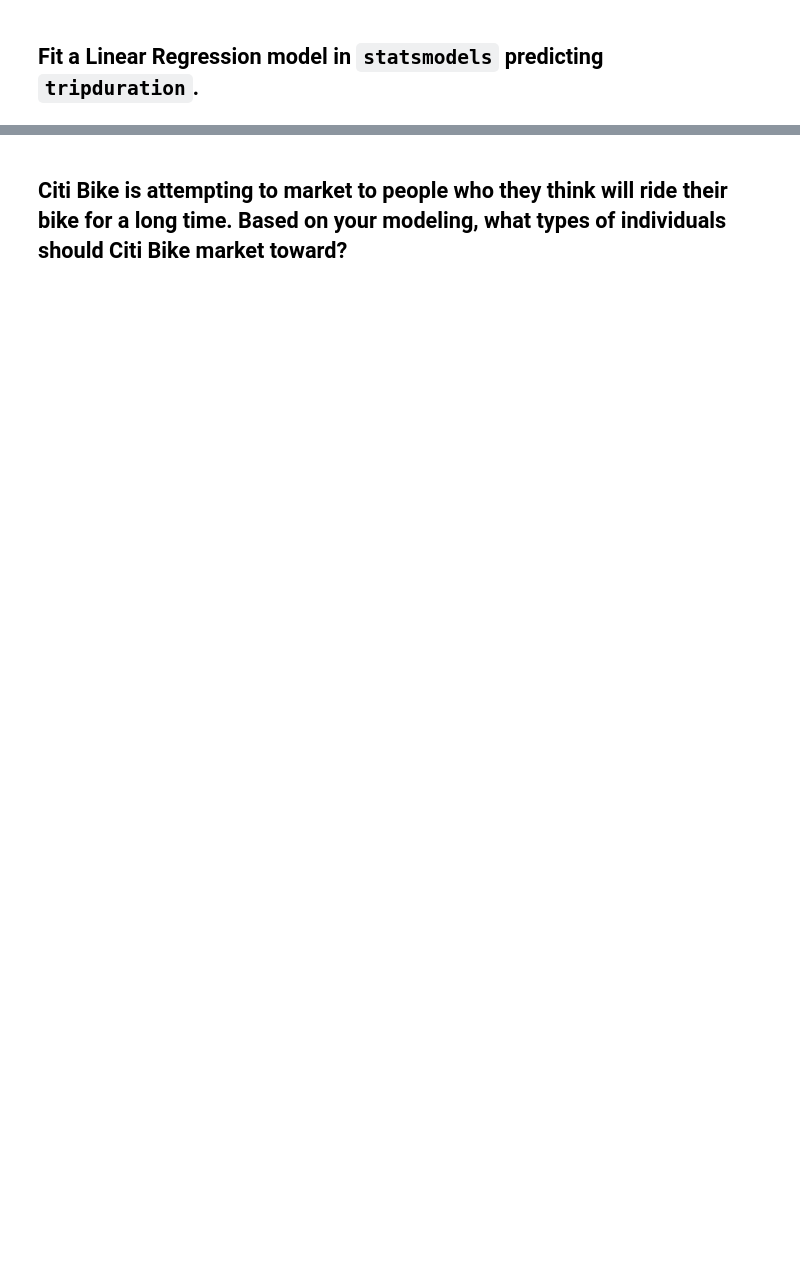
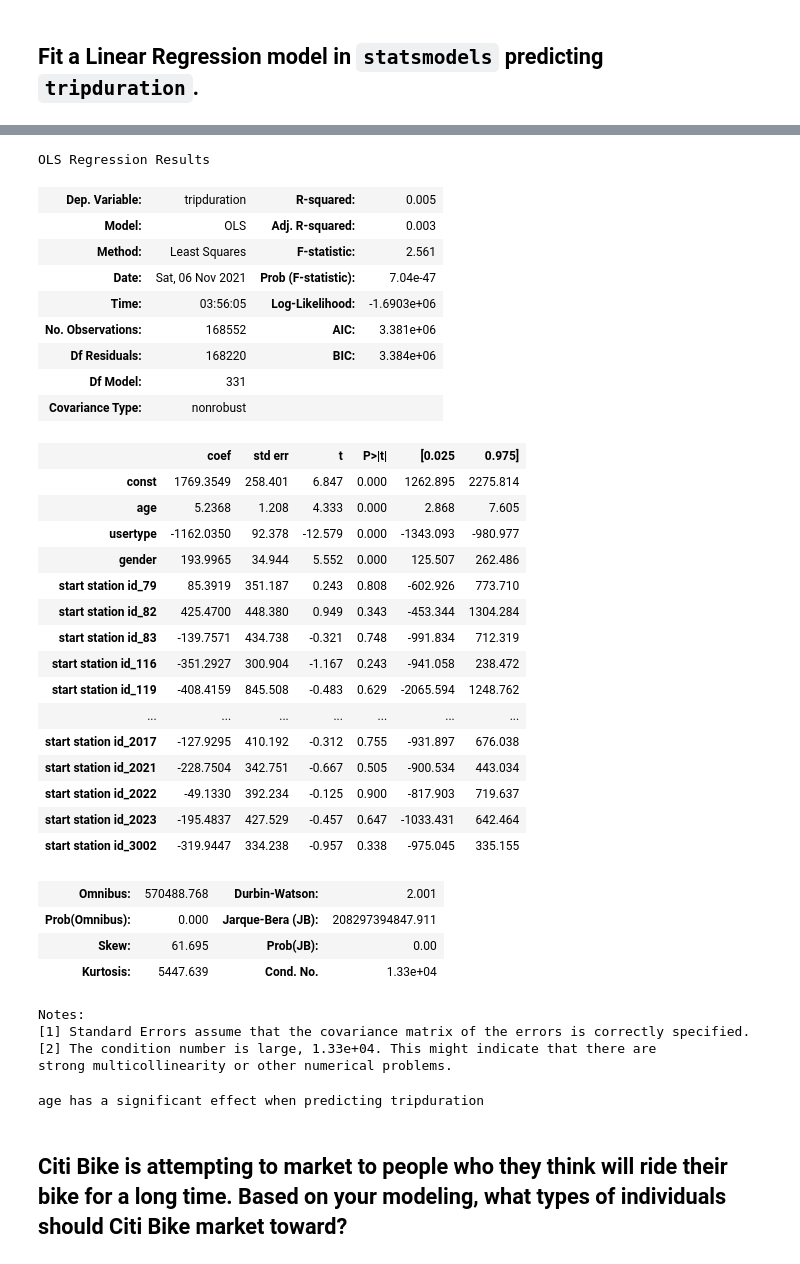
Before and after one commit to zytoh0/Projects, a Jupyter notebook: 3_01-lab-regression-and-model-validation/starter-code.ipynb, the cells around one changed output, grey strips where cells are left out. Cells and saved outputs as stored; diff of their text form; code cells hidden in the pictures; blank space fills up the shorter version.

```diff
--- a/3_01-lab-regression-and-model-validation/starter-code.ipynb
+++ b/3_01-lab-regression-and-model-validation/starter-code.ipynb
@@ -449,7 +523,8 @@ lr.score(X_test, y_test)
 # %% [markdown]
 ## Fit a Linear Regression model in `statsmodels` predicting `tripduration`.
 # %%
-res=sm.OLS(y_train,X_train).fit()
+X_train = sm.add_constant(X_train)
+ols=sm.OLS(y_train,X_train).fit()
 # %% [markdown]
 ## Using the `statsmodels` summary, test whether or not `age` has a significant effect when predicting `tripduration`.
 - Be sure to specify your null and alternative hypotheses, and to state your conclusion carefully and correctly **in the context of your model**!
@@ -476,2 +533,43 @@ strong multicollinearity or other numerical problems.
+# %%
+ols.summary()
+# %% [output]
+OLS Regression Results
+| Dep. Variable: | tripduration | R-squared: | 0.005 |
+| Model: | OLS | Adj. R-squared: | 0.003 |
+| Method: | Least Squares | F-statistic: | 2.561 |
+| Date: | Sat, 06 Nov 2021 | Prob (F-statistic): | 7.04e-47 |
+| Time: | 03:56:05 | Log-Likelihood: | -1.6903e+06 |
+| No. Observations: | 168552 | AIC: | 3.381e+06 |
+| Df Residuals: | 168220 | BIC: | 3.384e+06 |
+| Df Model: | 331 |  |  |
+| Covariance Type: | nonrobust |  |  |
+|  | coef | std err | t | P>|t| | [0.025 | 0.975] |
+| const | 1769.3549 | 258.401 | 6.847 | 0.000 | 1262.895 | 2275.814 |
+| age | 5.2368 | 1.208 | 4.333 | 0.000 | 2.868 | 7.605 |
+| usertype | -1162.0350 | 92.378 | -12.579 | 0.000 | -1343.093 | -980.977 |
+| gender | 193.9965 | 34.944 | 5.552 | 0.000 | 125.507 | 262.486 |
+| start station id_79 | 85.3919 | 351.187 | 0.243 | 0.808 | -602.926 | 773.710 |
+| start station id_82 | 425.4700 | 448.380 | 0.949 | 0.343 | -453.344 | 1304.284 |
+| start station id_83 | -139.7571 | 434.738 | -0.321 | 0.748 | -991.834 | 712.319 |
+| start station id_116 | -351.2927 | 300.904 | -1.167 | 0.243 | -941.058 | 238.472 |
+| start station id_119 | -408.4159 | 845.508 | -0.483 | 0.629 | -2065.594 | 1248.762 |
+| ... | ... | ... | ... | ... | ... | ... |
+| start station id_2017 | -127.9295 | 410.192 | -0.312 | 0.755 | -931.897 | 676.038 |
+| start station id_2021 | -228.7504 | 342.751 | -0.667 | 0.505 | -900.534 | 443.034 |
+| start station id_2022 | -49.1330 | 392.234 | -0.125 | 0.900 | -817.903 | 719.637 |
+| start station id_2023 | -195.4837 | 427.529 | -0.457 | 0.647 | -1033.431 | 642.464 |
+| start station id_3002 | -319.9447 | 334.238 | -0.957 | 0.338 | -975.045 | 335.155 |
+| Omnibus: | 570488.768 | Durbin-Watson: | 2.001 |
+| Prob(Omnibus): | 0.000 | Jarque-Bera (JB): | 208297394847.911 |
+| Skew: | 61.695 | Prob(JB): | 0.00 |
+| Kurtosis: | 5447.639 | Cond. No. | 1.33e+04 |
+Notes:
+[1] Standard Errors assume that the covariance matrix of the errors is correctly specified.
+[2] The condition number is large, 1.33e+04. This might indicate that there are
+strong multicollinearity or other numerical problems.
+# %%
+print('age has a significant effect when predicting tripduration')
+# %% [output]
+age has a significant effect when predicting tripduration
 # %% [markdown]
 ## Citi Bike is attempting to market to people who they think will ride their bike for a long time. Based on your modeling, what types of individuals should Citi Bike market toward?
```
Also changed, not shown: parts of 26 cells of this notebook.
